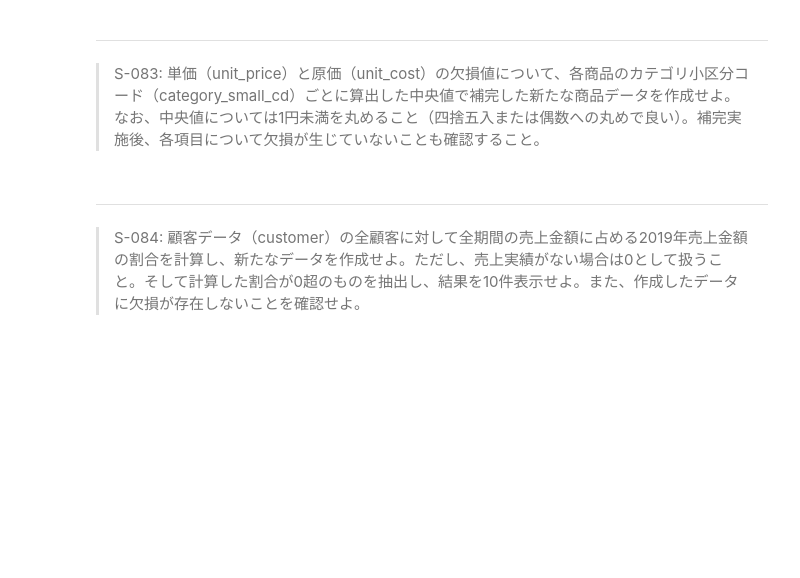
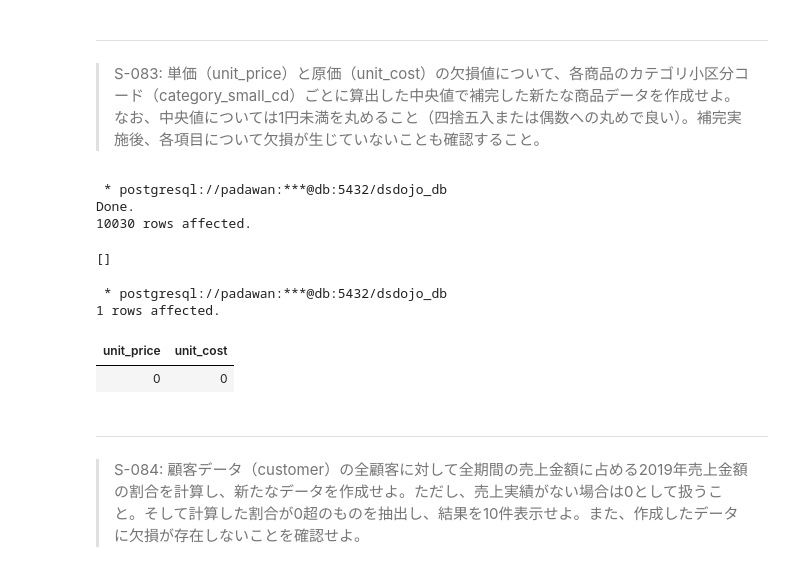
Before and after one commit to KJR020/100knocks-preprocess, a Jupyter notebook: docker/work/preprocess_knock_SQL.ipynb, the cells around one changed output. Drawn from its saved outputs; the diff is of its cells as text; code cells hidden in the pictures; blank space fills up the shorter version.

```diff
--- a/docker/work/preprocess_knock_SQL.ipynb
+++ b/docker/work/preprocess_knock_SQL.ipynb
@@ -2898,3 +2977,51 @@ FROM
+# %%
+%%sql
+
+DROP TABLE IF EXISTS product_4;
+CREATE TABLE product_4 AS (
+    WITH category_median AS (
+        SELECT
+            category_small_cd,
+            ROUND(
+                PERCENTILE_CONT(0.5) WITHIN GROUP(ORDER BY unit_price)
+            ) AS unit_med,
+            ROUND(
+                PERCENTILE_CONT(0.5) WITHIN GROUP(ORDER BY unit_cost)
+            ) AS cost_med
+        FROM product
+        GROUP BY category_small_cd
+    )
+    SELECT
+        product_cd,
+        category_major_cd,
+        category_medium_cd,
+        category_small_cd,
+        COALESCE(unit_price, unit_med) AS unit_price,
+        COALESCE(unit_cost, cost_med) AS unit_cost
+    FROM
+        product
+    JOIN
+        category_median
+    USING(category_small_cd)
+);
+# %% [output]
+ * postgresql://padawan:***@db:5432/dsdojo_db
+Done.
+10030 rows affected.
+[]
+# %%
+%%sql
+
+SELECT
+    SUM(CASE WHEN unit_price IS NULL THEN 1 ELSE 0 END) AS unit_price,
+    SUM(CASE WHEN unit_cost IS NULL THEN 1 ELSE 0 END) AS unit_cost
+FROM product_4
+;
+# %% [output]
+ * postgresql://padawan:***@db:5432/dsdojo_db
+1 rows affected.
+| unit_price | unit_cost |
+| 0 | 0 |
 # %% [markdown]
 ---
 > S-084: 顧客データ（customer）の全顧客に対して全期間の売上金額に占める2019年売上金額の割合を計算し、新たなデータを作成せよ。ただし、売上実績がない場合は0として扱うこと。そして計算した割合が0超のものを抽出し、結果を10件表示せよ。また、作成したデータに欠損が存在しないことを確認せよ。
```
Also changed, not shown: parts of 7 cells of this notebook.
